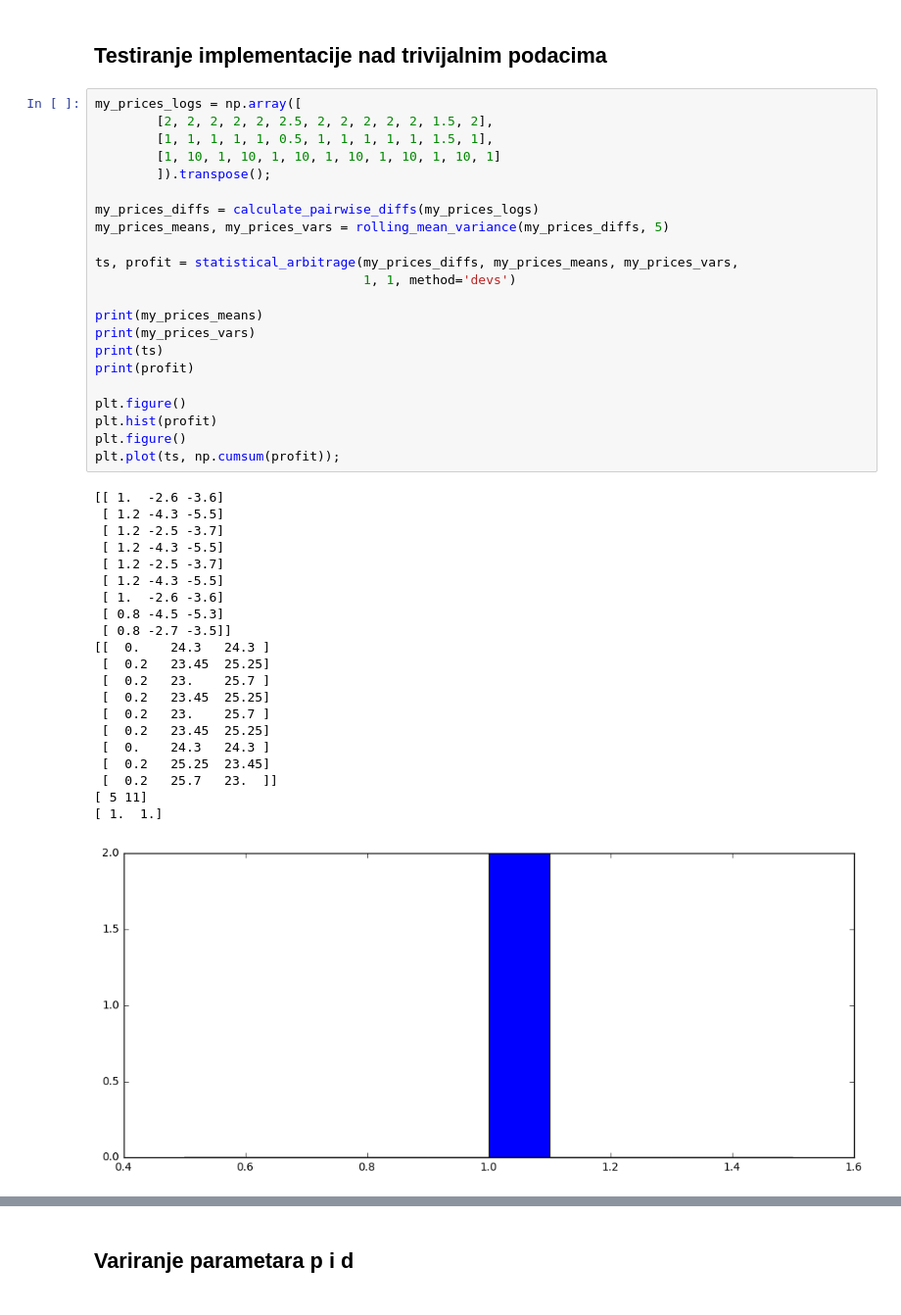
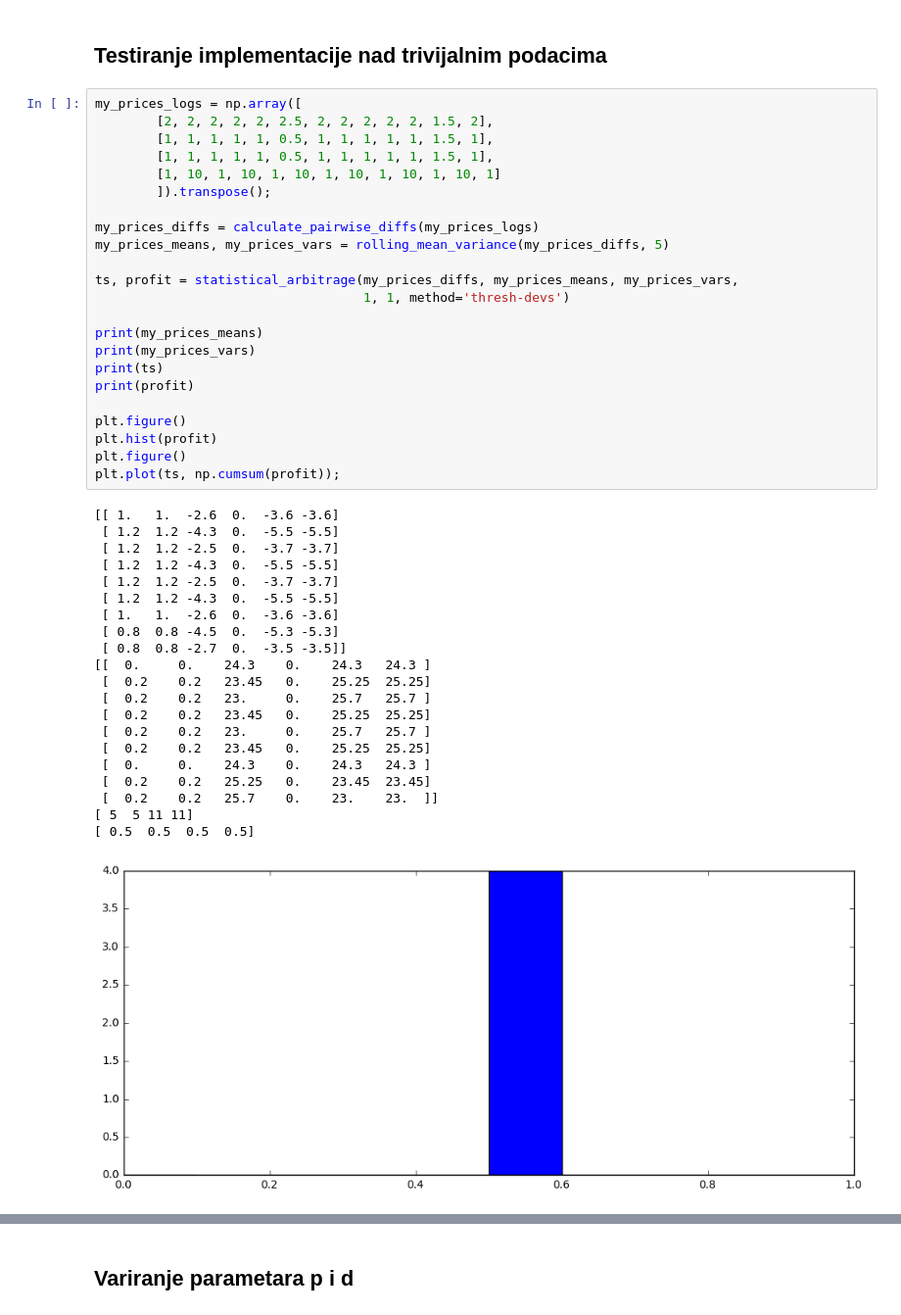
Before and after one commit to mrlovre/diplomski, a Jupyter notebook: ipynb/dipl_02.ipynb, the cells around one changed output, grey strips where cells are left out. Shown at 98% size. Cells and saved outputs as stored; diff of their text form.

Commit message:
thresh-devs

```diff
--- a/ipynb/dipl_02.ipynb
+++ b/ipynb/dipl_02.ipynb
@@ -289,44 +320,45 @@ def statistical_arbitrage(diffs, means, varss, p, d, method='devs'):
 # %%
 my_prices_logs = np.array([
         [2, 2, 2, 2, 2, 2.5, 2, 2, 2, 2, 2, 1.5, 2],
+        [1, 1, 1, 1, 1, 0.5, 1, 1, 1, 1, 1, 1.5, 1],
         [1, 1, 1, 1, 1, 0.5, 1, 1, 1, 1, 1, 1.5, 1],
         [1, 10, 1, 10, 1, 10, 1, 10, 1, 10, 1, 10, 1]
         ]).transpose();
 
 my_prices_diffs = calculate_pairwise_diffs(my_prices_logs)
 my_prices_means, my_prices_vars = rolling_mean_variance(my_prices_diffs, 5)
 
 ts, profit = statistical_arbitrage(my_prices_diffs, my_prices_means, my_prices_vars,
-                                   1, 1, method='devs')
+                                   1, 1, method='thresh-devs')
 
 print(my_prices_means)
 print(my_prices_vars)
 print(ts)
 print(profit)
 
 plt.figure()
 plt.hist(profit)
 plt.figure()
 plt.plot(ts, np.cumsum(profit));
 # %% [output]
-[[ 1.  -2.6 -3.6]
- [ 1.2 -4.3 -5.5]
- [ 1.2 -2.5 -3.7]
- [ 1.2 -4.3 -5.5]
- [ 1.2 -2.5 -3.7]
- [ 1.2 -4.3 -5.5]
- [ 1.  -2.6 -3.6]
- [ 0.8 -4.5 -5.3]
- [ 0.8 -2.7 -3.5]]
-[[  0.    24.3   24.3 ]
- [  0.2   23.45  25.25]
- [  0.2   23.    25.7 ]
- [  0.2   23.45  25.25]
- [  0.2   23.    25.7 ]
- [  0.2   23.45  25.25]
- [  0.    24.3   24.3 ]
- [  0.2   25.25  23.45]
- [  0.2   25.7   23.  ]]
-[ 5 11]
-[ 1.  1.]
+[[ 1.   1.  -2.6  0.  -3.6 -3.6]
+ [ 1.2  1.2 -4.3  0.  -5.5 -5.5]
+ [ 1.2  1.2 -2.5  0.  -3.7 -3.7]
+ [ 1.2  1.2 -4.3  0.  -5.5 -5.5]
+ [ 1.2  1.2 -2.5  0.  -3.7 -3.7]
+ [ 1.2  1.2 -4.3  0.  -5.5 -5.5]
+ [ 1.   1.  -2.6  0.  -3.6 -3.6]
+ [ 0.8  0.8 -4.5  0.  -5.3 -5.3]
+ [ 0.8  0.8 -2.7  0.  -3.5 -3.5]]
+[[  0.     0.    24.3    0.    24.3   24.3 ]
+ [  0.2    0.2   23.45   0.    25.25  25.25]
+ [  0.2    0.2   23.     0.    25.7   25.7 ]
+ [  0.2    0.2   23.45   0.    25.25  25.25]
+ [  0.2    0.2   23.     0.    25.7   25.7 ]
+ [  0.2    0.2   23.45   0.    25.25  25.25]
+ [  0.     0.    24.3    0.    24.3   24.3 ]
+ [  0.2    0.2   25.25   0.    23.45  23.45]
+ [  0.2    0.2   25.7    0.    23.    23.  ]]
+[ 5  5 11 11]
+[ 0.5  0.5  0.5  0.5]
-[figure, old version]
+[figure, new version]
```
Also changed, not shown: parts of 13 cells of this notebook, 1 other file.
